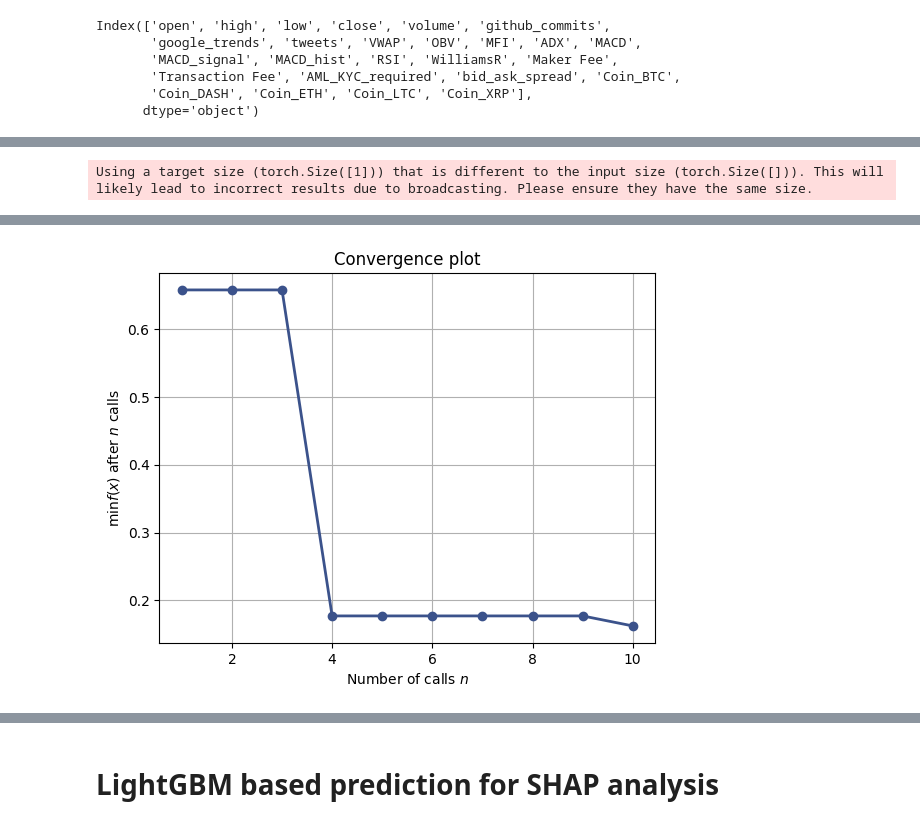
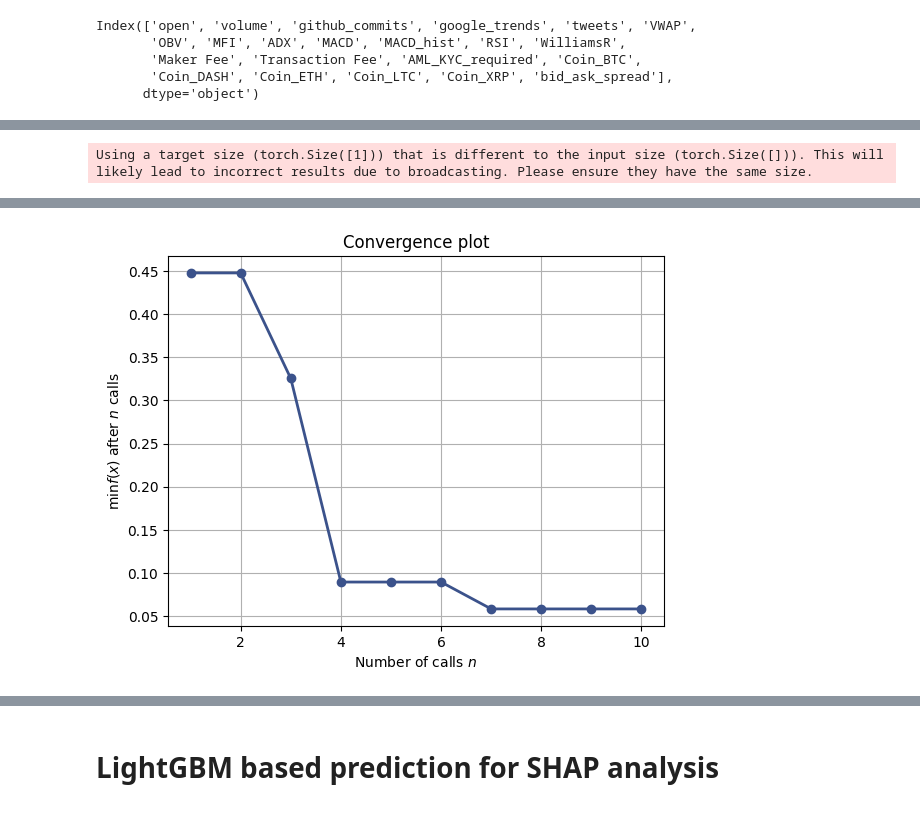
Before and after one commit to bhaskatripathi/Cryptodata_Coinbase_Kraken_Binance, a Jupyter notebook: Objective_3_Pytorch.ipynb, the cells around one changed output, grey strips where cells are left out. Cells and saved outputs as stored; diff of their text form; code cells hidden in the pictures.

```diff
--- a/Objective_3_Pytorch.ipynb
+++ b/Objective_3_Pytorch.ipynb
@@ -23,34 +159,12 @@ Requirement already satisfied: oauthlib>=3.0.0 in /usr/local/lib/python3.10/dist
+# %%
+# Load and preprocess your data (assuming kraken_data_encoded is already preprocessed)
+X = df_reduced_corr.drop('bid_ask_spread', axis=1)
+y = df_reduced_corr['bid_ask_spread']
 # %%
-import numpy as np
-import pandas as pd
-from sklearn.model_selection import train_test_split
-from sklearn.preprocessing import MinMaxScaler
-import torch
-import torch.nn as nn
-import torch.optim as optim
-from torch.utils.data import Dataset, DataLoader
-from skopt import BayesSearchCV
-import shap
-
-
-binance_file_merged="/content/Binance_data_combined_v2_merged.xlsx"
-coinbase_file_merged="/content/Coinbase_data_combined_v2_merged.xlsx"
-kraken_file_merged="/content/Kraken_data_combined_v2_merged.xlsx"
-
-# Load merged data from excel files into DataFrames
-kraken_data = pd.read_excel(kraken_file_merged, index_col=[0, 1])
-coinbase_data = pd.read_excel(coinbase_file_merged, index_col=[0, 1])
-binance_data = pd.read_excel(binance_file_merged, index_col=[0, 1])
-print("Binance Data\n",binance_data.tail(3))
-print("Kraken Data\n",kraken_data.tail(3))
-print("Coinbase Data\n",coinbase_data.tail(3))
-
-# One-hot encode the Coin column to create separate columns for each coin
-kraken_data_encoded = pd.get_dummies(kraken_data.reset_index(level='Coin'), columns=['Coin']).sort_index()
 
 # Load and preprocess your data (assuming kraken_data_encoded is already preprocessed)
-X = kraken_data_encoded.drop('bid_ask_spread', axis=1)
-y = kraken_data_encoded['bid_ask_spread']
+#X = kraken_data_encoded.drop('bid_ask_spread', axis=1)
+#y = kraken_data_encoded['bid_ask_spread']
 
 # Split the data into training + validation and test sets
 X_train_val, X_test, y_train_val, y_test = train_test_split(X, y, test_size=0.2, shuffle=False)
@@ -70,9 +184,9 @@ X_val_scaled = scaler.transform(X_val)
 X_test_scaled = scaler.transform(X_test)
 
 # Reshape the input data to fit the CNN-BiLSTM model (samples, time steps, features)
-#X_train_scaled = np.reshape(X_train_scaled, (X_train_scaled.shape[0], 1, X_train_scaled.shape[1]))
-#X_val_scaled = np.reshape(X_val_scaled, (X_val_scaled.shape[0], 1, X_val_scaled.shape[1]))
-#X_test_scaled = np.reshape(X_test_scaled, (X_test_scaled.shape[0], 1, X_test_scaled.shape[1]))
+X_train_scaled = np.reshape(X_train_scaled, (X_train_scaled.shape[0], 1, X_train_scaled.shape[1]))
+X_val_scaled = np.reshape(X_val_scaled, (X_val_scaled.shape[0], 1, X_val_scaled.shape[1]))
+X_test_scaled = np.reshape(X_test_scaled, (X_test_scaled.shape[0], 1, X_test_scaled.shape[1]))
 
 print(X_train_scaled.shape)
 print(X_val_scaled.shape)
@@ -115,11 +198,10 @@ kraken_data_encoded
 # %%
-kraken_data_encoded.columns
+df_reduced_corr.columns
 # %% [output]
-Index(['open', 'high', 'low', 'close', 'volume', 'github_commits',
-       'google_trends', 'tweets', 'VWAP', 'OBV', 'MFI', 'ADX', 'MACD',
-       'MACD_signal', 'MACD_hist', 'RSI', 'WilliamsR', 'Maker Fee',
-       'Transaction Fee', 'AML_KYC_required', 'bid_ask_spread', 'Coin_BTC',
-       'Coin_DASH', 'Coin_ETH', 'Coin_LTC', 'Coin_XRP'],
+Index(['open', 'volume', 'github_commits', 'google_trends', 'tweets', 'VWAP',
+       'OBV', 'MFI', 'ADX', 'MACD', 'MACD_hist', 'RSI', 'WilliamsR',
+       'Maker Fee', 'Transaction Fee', 'AML_KYC_required', 'Coin_BTC',
+       'Coin_DASH', 'Coin_ETH', 'Coin_LTC', 'Coin_XRP', 'bid_ask_spread'],
       dtype='object')
 # %%
 import numpy as np
@@ -203,7 +285,7 @@ def train_evaluate_model(params):
 
     # Train the model
     epochs = 100
-    patience = 10
+    patience = 4
     min_val_loss = np.inf
     counter = 0
 
@@ -306,4 +376,4 @@ Best hyperparameters: [33, 51, 50, 0.0038049686341583267, 0.3423839899124046, 60
-[figure, old version]
+[figure, new version]
 # %%
 print("Best hyperparameters returned by Bayesian Optimization:",best_params)
 # %% [output]
```
Also changed, not shown: parts of 32 cells of this notebook.
